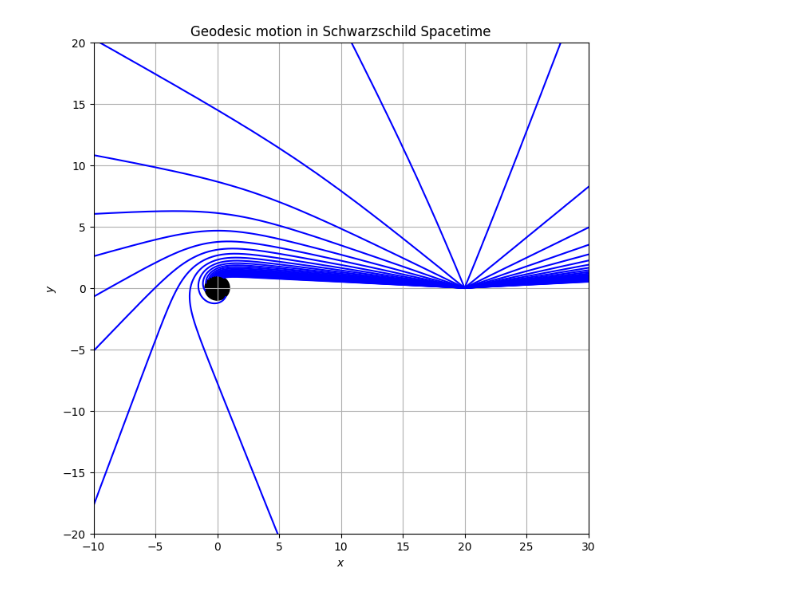
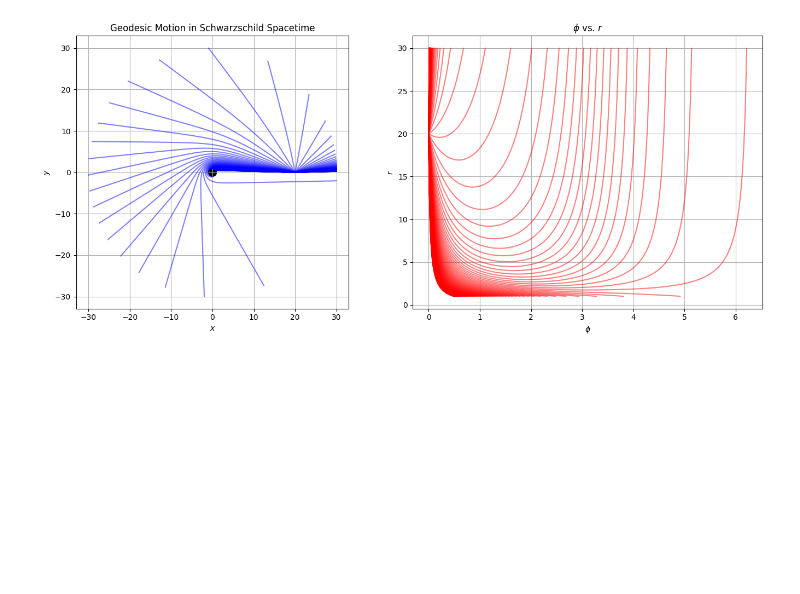
Before and after one commit to EmilWallberg/blackhole-helper-files, a Jupyter notebook: plots/schwarzschild.ipynb, the cells around one changed output. Cells and saved outputs as stored; diff of their text form; code cells hidden in the pictures; blank space fills up the shorter version.

```diff
--- a/plots/schwarzschild.ipynb
+++ b/plots/schwarzschild.ipynb
@@ -89,7 +9,7 @@ rs = 1
 def geodesic(u):
     return -u * (1 - (3 / 2) * rs * u)
 
-# Define the system of differential equations (right-hand side)
+# Define the system of differential equations
 def eh_crop(phi, u):
     return [u[1], geodesic(u[0])]
 
@@ -100,70 +20,90 @@ def rk4_step(func, phi, y, h):
     k3 = np.array(func(phi + 0.5 * h, y + 0.5 * k2 * h))
     k4 = np.array(func(phi + h, y + k3 * h))
 
-    # Return updated value
     return y + (k1 + 2*k2 + 2*k3 + k4) * h / 6
 
 # Initial conditions
-r_initial = [20]  # np.linspace(3, 10, 3)
-du_0_values = np.linspace(-1, 1, 50)  # Varying initial tangential velocities
+r = [20]  # Initial radius
+du_0_values = np.linspace(-2, 2, 200)  # Range of initial tangential velocities
 phi_start = 0
-phi_max = 4 * np.pi
+phi_max = 3 * np.pi
 h = 0.001  # Step size for RK4
+max_r = 30  # Maximum allowed radius
 
-plt.figure(figsize=(8, 8))
+# Create subplots
+fig, axs = plt.subplots(1, 2, figsize=(14, 6))
 
-# Create a circle with the desired radius, center at (0, 0), and filled in
+# First subplot: 2D trajectory
+axs[0].set_title('Geodesic Motion in Schwarzschild Spacetime')
+axs[0].set_xlabel(r'$x$')
+axs[0].set_ylabel(r'$y$')
+axs[0].grid()
+
+# Add the central mass
 circle = plt.Circle((0, 0), rs, color='black', label='Central Mass')
+axs[0].add_artist(circle)
 
-# Add the circle to the plot
-plt.gca().add_artist(circle)
+# Second subplot: phi vs r
+axs[1].set_title(r'$\phi$ vs. $r$')
+axs[1].set_xlabel(r'$\phi$')
+axs[1].set_ylabel(r'$r$')
+axs[1].grid()
 
-for r_0 in r_initial:
+for r_0 in r:
     for du_0 in du_0_values:
-        u_0 = 1 / r_0  # u = 1/r
+        u_0 = 1 / r_0
         initial_conditions = np.array([u_0, du_0])
 
         # Set up phi range
         phi_values = np.arange(phi_start, phi_max, h)
         y_values = np.zeros((len(phi_values), 2))
         y_values[0] = initial_conditions
 
         # Perform RK4 integration
+        reached_max_r = False
         for i in range(1, len(phi_values)):
             phi = phi_values[i - 1]
             y = y_values[i - 1]
+
+            if 1 / y[0] >= max_r:
+                y_values[i - 1] = [1/max_r, 0]
+                phi_values[i] = phi_values[i - 1]  # Maintain continuity
+                reached_max_r = True
+                break  # Stop further integration
+
             y_values[i] = rk4_step(eh_crop, phi, y, h)
 
+        # Extract r values
         u_values = y_values[:, 0]
         r_values = 1 / u_values  # Convert u to r
 
         # Remove unphysical values (e.g., r <= rs)
-        valid_indices = np.where(r_values >= 1)[0]
+        valid_indices = np.where(r_values >= rs)[0]
 
-        # Find the first index where the condition does not hold
-        first_invalid_index = np.argmax(r_values < 1)
-        valid_indices = valid_indices[valid_indices < first_invalid_index]
+        # Ensure we only take valid indices before the first invalid value
+        invalid_mask = r_values < rs
+        if np.any(invalid_mask):
+            first_invalid_index = np.argmax(invalid_mask)
+            valid_indices = valid_indices[valid_indices < first_invalid_index]
 
+        # Apply valid index mask
         r_values = r_values[valid_indices]
         phi_values = phi_values[valid_indices]
 
-        # Convert to Cartesian coordinates
+        # Convert to Cartesian coordinates for trajectory plot
         x_values = r_values * np.cos(phi_values)
         y_values = r_values * np.sin(phi_values)
 
-        # Plot trajectory
-        plt.plot(x_values, y_values, label=f'du_0 = {du_0:.01f}', color='blue')
+        # Plot geodesic trajectory in 2D space
+        axs[0].plot(x_values, y_values, color='blue', alpha=0.5)
 
-# Plot settings
-plt.xlabel(r'$x$')
-plt.ylabel(r'$y$')
-plt.title('Geodesic motion in Schwarzschild Spacetime')
-plt.grid()
+        axs[0].set_aspect('equal', adjustable='box')
+        # Plot phi vs r in the second subplot
+        axs[1].plot(phi_values, r_values, color='red', alpha=0.5)
 
-# Set x and y axis limits
-plt.xlim(-10, 30)
-plt.ylim(-20, 20)
 
+# Adjust layout
+plt.tight_layout()
 plt.show()
 # %% [output]
-[figure, old version]
+[figure, new version]
```
Also changed, not shown: parts of 1 cell of this notebook.
